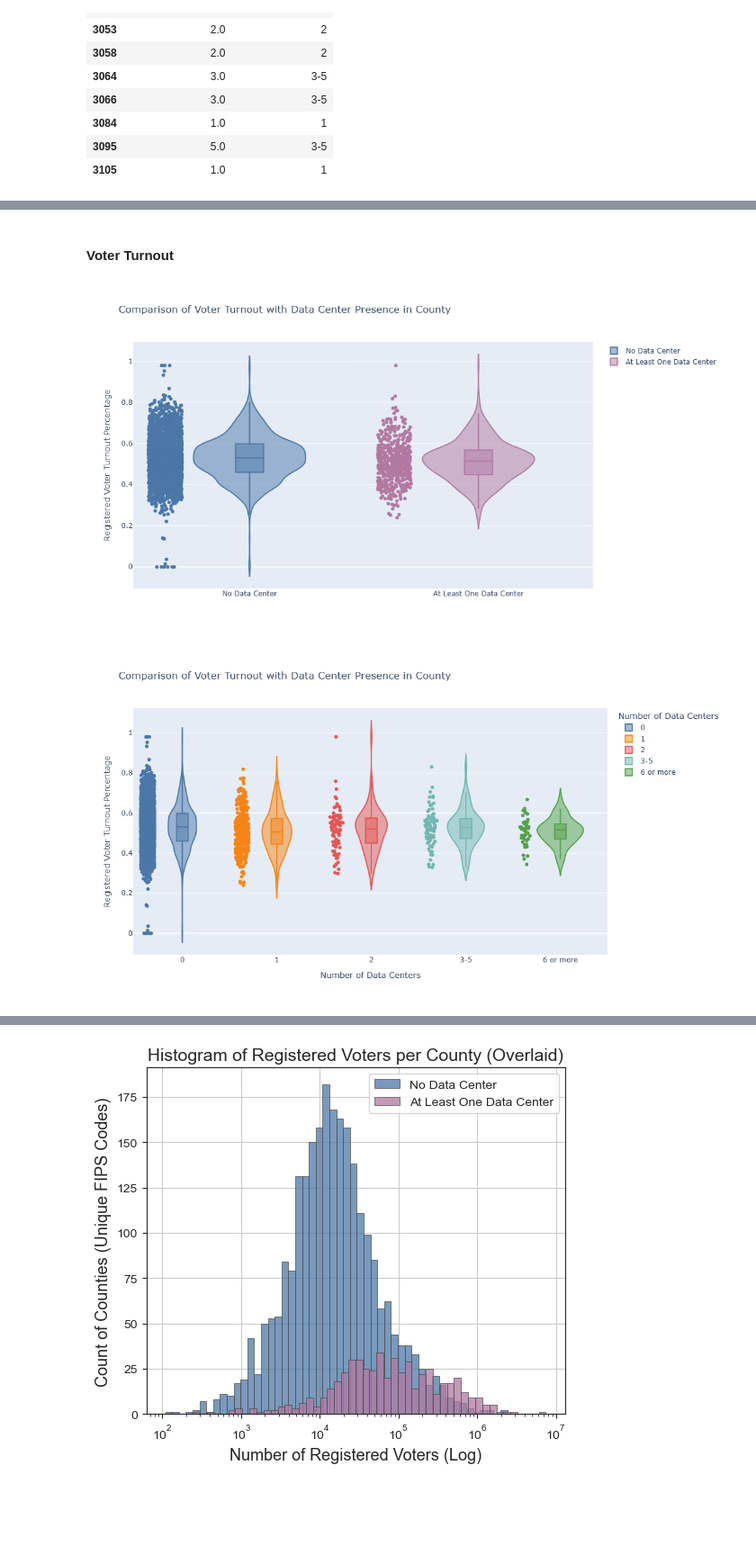
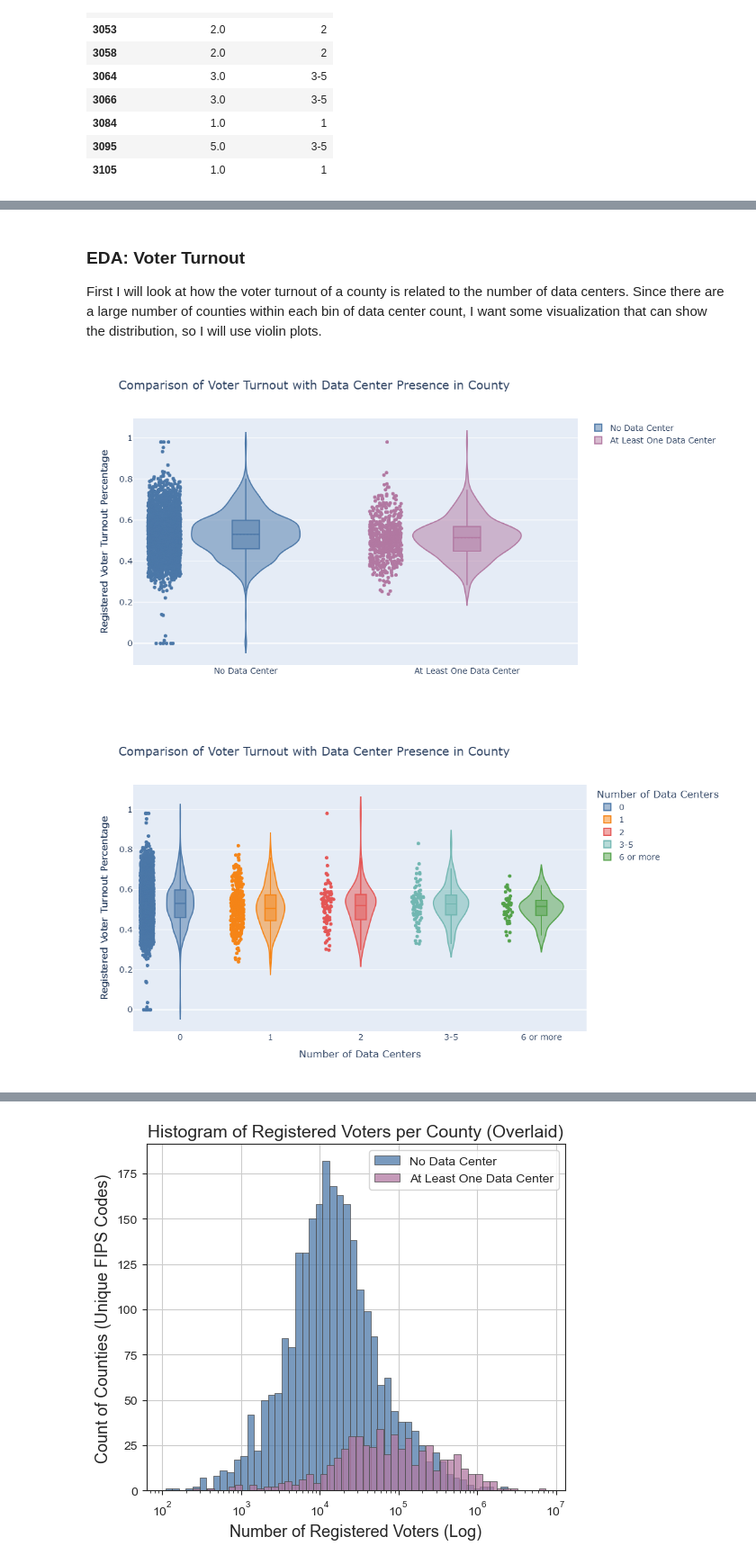
Before and after one commit to agrace339/Data-Center-Impact-Explorer, a Jupyter notebook: Script/EDA Politics.ipynb, the cells around one changed output, grey strips where cells are left out. Shown at 90% size. Cells and saved outputs as stored; diff of their text form; code cells hidden in the pictures; blank space fills up the shorter version.

Commit message:
Updates to politics-related notebooks
Added to EDA, and improved text descriptions throughout

```diff
--- a/Script/EDA Politics.ipynb
+++ b/Script/EDA Politics.ipynb
@@ -151,5 +152,7 @@ dc_nanda_df[dc_nanda_df["data_center_count"] > 0][["data_center_count", "data_ce
 # %% [markdown]
-#### Voter Turnout
+### EDA: Voter Turnout
+
+First I will look at how the voter turnout of a county is related to the number of data centers. Since there are a large number of counties within each bin of data center count, I want some visualization that can show the distribution, so I will use violin plots.
 # %%
 # Start by looking at distribution of voter turnout just for with vs. without data centers
 
@@ -173,6 +176,7 @@ fig.update_layout(
     width = 900,
     height = 600,
     title_text = "Comparison of Voter Turnout with Data Center Presence in County",
+    font_size = 14,
     yaxis = dict(
         title = dict(
             text = "Registered Voter Turnout Percentage"
@@ -182,25 +186,28 @@ fig.update_layout(
 
 fig.show()
 # %% [output]
-[figure, old version]
+[figure, new version]
 # %%
-# Violin plotting with binned data center count
+# Violin plotting with binned data center count - all bins
 # https://plotly.com/python/violin/
 
 fig = px.violin(dc_nanda_df, y = "REG_VOTER_TURNOUT_PCT",
                 x = "data_center_bins", color = "data_center_bins",
                 box = True,
                 points = "all",
                 category_orders = {"data_center_bins": bin_labels},
                 color_discrete_sequence = px.colors.qualitative.T10,
                 width = 1000, height = 600,
                 title = "Comparison of Voter Turnout with Data Center Presence in County",
                   labels = {
                     "data_center_bins": "Number of Data Centers",
                     "REG_VOTER_TURNOUT_PCT": "Registered Voter Turnout Percentage"
                   },
                )
+
+fig.update_layout(font_size = 14)
+
 fig.show()
 # %% [output]
-[figure, old version]
+[figure, new version]
 # %% [markdown]
```
Also changed, not shown: parts of 27 cells of this notebook, 3 other files.
